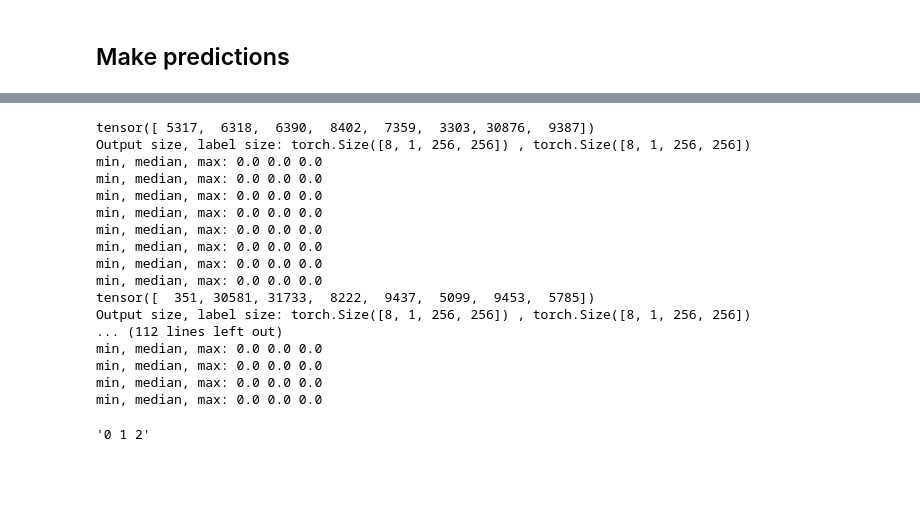
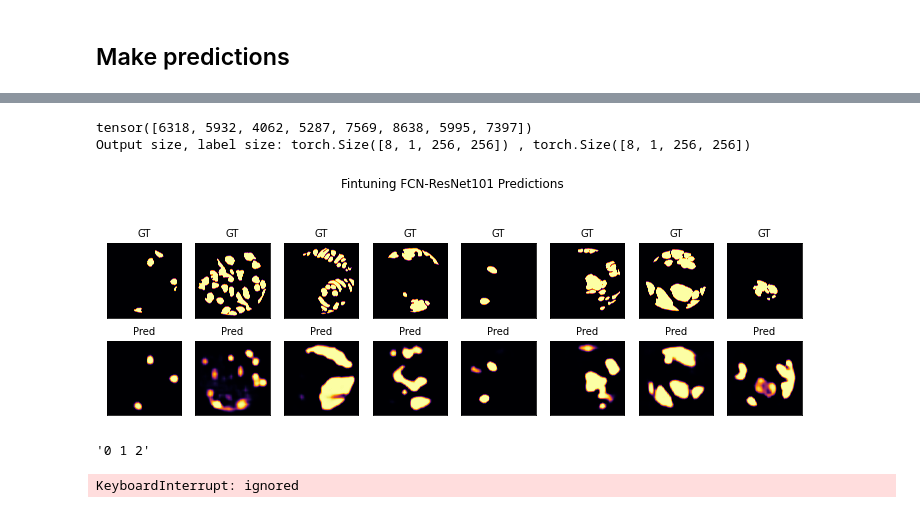
Before and after one commit to psimps21/Deep-Learning-Based-Segmentation-of-Functional-Tissue-Units-from-Histological-Stainings, a Jupyter notebook: fcn_baseline.ipynb, the cells around one changed output, grey strips where cells are left out. Saved outputs shown, nothing was run; the diff lists cells and outputs as text; code cells hidden in the pictures; blank space fills up the shorter version.

```diff
--- a/fcn_baseline.ipynb
+++ b/fcn_baseline.ipynb
@@ -434,7 +501,8 @@ fcn_model.eval()   # Set model to evaluate mode
 running_loss = 0
 
 # Iterate over data.
-for inputs, labels, samples in dataloaders_dict['val']:
+# for inputs, labels, samples in dataloaders_dict['val']:
+for inputs, labels, samples in organ_dataloaders_dict['prostate']['val']:
     inputs = inputs.to(device)
     labels = labels.to(device)
 
@@ -445,60 +513,91 @@ for inputs, labels, samples in dataloaders_dict['val']:
 
     # forward
     with torch.set_grad_enabled(phase == 'train'):
+        # outputs = fcn_model(inputs) # [:,1,:,:].unsqueeze(1) #.argmax(1).unsqueeze(1)
+        # out = fcn_model(inputs) # [:,1,:,:].unsqueeze(1) #.argmax(1).unsqueeze(1)
+        # print(out)
+        # print(out['out'])
+        # print(torch.sigmoid(out['out']))
+        # # print(out['aux'])
+        # # print(aux)
+        # break
         # Make predictions
         outputs = fcn_model(inputs)['out'] # [:,1,:,:].unsqueeze(1) #.argmax(1).unsqueeze(1)
+        # outputs = model2(inputs)['out'] # [:,1,:,:].unsqueeze(1) #.argmax(1).unsqueeze(1)
         print(f'Output size, label size: {outputs.size()} , {labels.size()}')
+        # print(outputs)
+        # print(f'outputs max: {torch.sigmoid(outputs).max()}, min: {torch.sigmoid(outputs).min()}') # , min: {outputs.median()}')
+        # print(torch.sigmoid(outputs))
+        # break
+
         # print('single value',outputs[0,0,0,0].item())
         # loss = criterion(outputs.float(), labels.float())
-
+        fig, axs = plt.subplots(2,8,figsize=(10,7))
+        # raxs = axs.ravel()
         # Write predictions to file
         with open('submission.csv','w') as sub:
             sub.write('id,rle\n')
             # for inx, row in enumerate(samples.iterrows()):
             if len(outputs) != 1:
                 for inx in range(len(outputs)):
                     # print('output:\n', outputs[0,:,110:130,110:130])
                     h_out, w_out = samples['img_height'][inx].item(),samples['img_width'][inx].item()
                     up = nn.Upsample(size=(h_out,w_out),mode='nearest')
                     # print('pre pred shape:',outputs[inx,:,:,:].shape)
-                    pred = outputs[inx,:,:,:].argmax(axis=0)
+                    pred = torch.sigmoid(outputs[inx,:,:,:]) #.argmax(axis=0)
+                    # print('prediction sum:',pred.sum())
                     # print('pred shape:',pred.shape)
-                    mask = up(pred[None,None,:,:].float())[0,0,:,:].cpu().numpy()
+                    mask = up(pred[None,:,:,:].float())[0,0,:,:].cpu().numpy()
+
+                    rle = samples['rle'][inx].split()
+                    rle = np.array([int(x) for x in rle]).reshape(-1,2)
+                    gt = DecodeRLE(rle,(h_out,w_out))
+                    axs[0,inx].set_xticks([])
+                    axs[0,inx].set_yticks([])
+                    axs[0,inx].imshow(gt,'inferno')
+                    axs[0,inx].set_title('GT', fontsize=10)
+                    axs[1,inx].set_xticks([])
+                    axs[1,inx].set_yticks([])
+                    axs[1,inx].imshow(mask,'inferno')
+                    axs[1,inx].set_title('Pred', fontsize=10)
                     # print('mask shape:',mask.shape)
-                    rle = np.array2string(encodeRLE(mask))[1:-1]
+
+                    # rle = np.array2string(encodeRLE(mask))[1:-1]
                     # print('RLE:',rle[:20])
-                    sub.write(f'{samples["id"][inx].item()},{rle}\n')
+                    # sub.write(f'{samples["id"][inx].item()},{rle}\n')
             else:
                 # print('output:\n', outputs[0,:,110:130,110:130])
                 h_out, w_out = samples['img_height'],samples['img_width']
                 up = nn.Upsample(size=(h_out,w_out),mode='nearest')
                 # print('pre pred shape:',outputs[0,:,:,:].shape)
                 pred = outputs[0,:,:,:].argmax(axis=0)
                 # print('pred shape:',pred.shape)
                 mask = up(pred[None,None,:,:].float())[0,0,:,:].cpu().numpy()
                 # print('mask shape:',mask.shape)
-                rle = np.array2string(encodeRLE(mask))[1:-1]
+                # rle = np.array2string(encodeRLE(mask))[1:-1]
                 # print('RLE:',rle[:20])
-                sub.write(f'{samples["id"].item()},{rle}\n')
+                # sub.write(f'{samples["id"].item()},{rle}\n')
+
+            plt.tight_layout(rect=[0,0.2,1,0.8])
+            fig.suptitle('Fintuning FCN-ResNet101 Predictions',y=0.8)
+            # plt.savefig('FCN-ResNet50-noPT_v1_ep20_predictions.png')
+            plt.show()
+            break
 # %% [output]
-tensor([ 5317,  6318,  6390,  8402,  7359,  3303, 30876,  9387])
+tensor([6318, 5932, 4062, 5287, 7569, 8638, 5995, 7397])
 Output size, label size: torch.Size([8, 1, 256, 256]) , torch.Size([8, 1, 256, 256])
-min, median, max: 0.0 0.0 0.0
-min, median, max: 0.0 0.0 0.0
-min, median, max: 0.0 0.0 0.0
-min, median, max: 0.0 0.0 0.0
-min, median, max: 0.0 0.0 0.0
-min, median, max: 0.0 0.0 0.0
-min, median, max: 0.0 0.0 0.0
-min, median, max: 0.0 0.0 0.0
-tensor([  351, 30581, 31733,  8222,  9437,  5099,  9453,  5785])
-Output size, label size: torch.Size([8, 1, 256, 256]) , torch.Size([8, 1, 256, 256])
-... (112 lines left out)
-min, median, max: 0.0 0.0 0.0
-min, median, max: 0.0 0.0 0.0
-min, median, max: 0.0 0.0 0.0
-min, median, max: 0.0 0.0 0.0
+[figure, added]
 # %%
 np.array2string(np.arange(3,dtype=int))[1:-1]
 # %% [output]
 '0 1 2'
+# %%
+# Save model for continued training
+PATH = '/content/drive/MyDrive/02740/FinalProject/code/model_checkpoints/fcn_resnet101_lr3e-3.model'
+torch.save({
+            'epoch': 20,
+            'model_state_dict': fcn_model.state_dict(),
+            'optimizer_state_dict': optimizer.state_dict(),
+            }, PATH)
+# %% [output]
+KeyboardInterrupt: ignored
```
Also changed, not shown: parts of 18 cells of this notebook.
